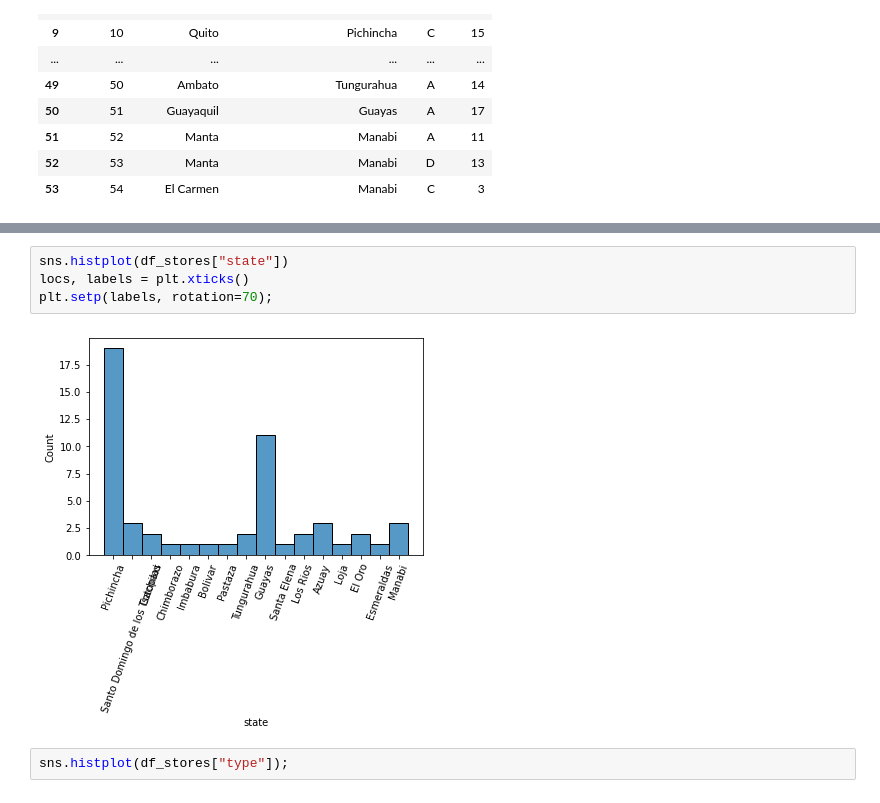
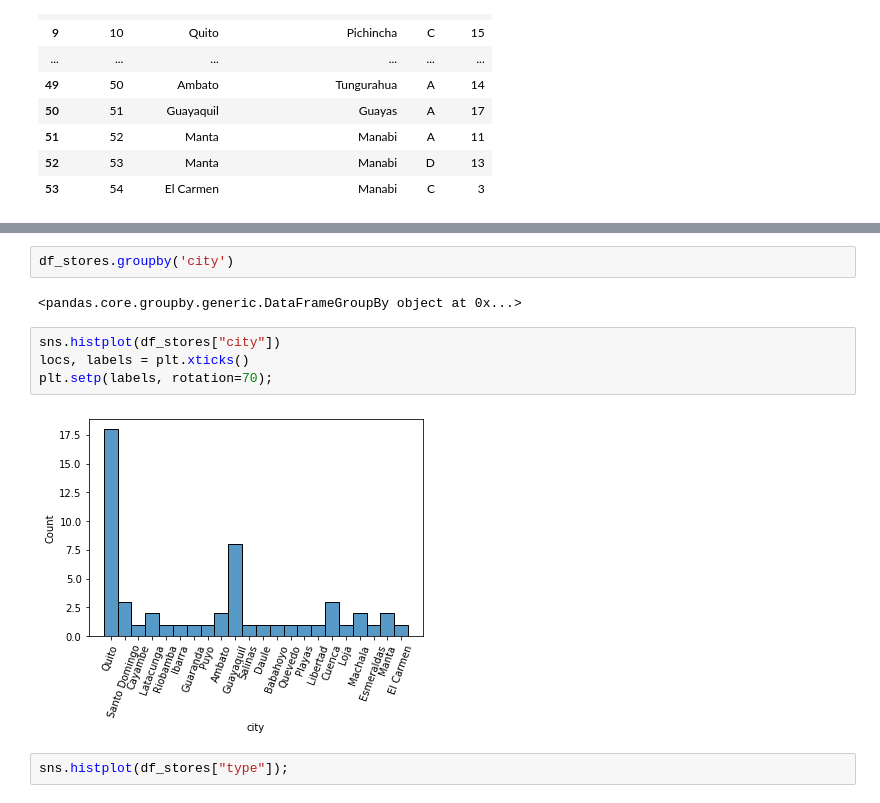
Before and after one commit to mrdaraujo/business_case_869, a Jupyter notebook: notebooks/Ploting some maps.ipynb, the cells around one changed output, grey strips where cells are left out. Saved outputs shown, nothing was run; the diff lists cells and outputs as text.

```diff
--- a/notebooks/Preprocessing Pipeline.ipynb
+++ b/notebooks/Ploting some maps.ipynb
@@ -87,9 +70,13 @@ dtype: int64
+# %%
+df_stores.groupby('city')
+# %% [output]
+<pandas.core.groupby.generic.DataFrameGroupBy object at 0x...>
 # %%
-sns.histplot(df_stores["state"])
+sns.histplot(df_stores["city"])
 locs, labels = plt.xticks()
 plt.setp(labels, rotation=70);
 # %% [output]
-[figure, old version]
+[figure, new version]
 # %%
 sns.histplot(df_stores["type"]);
 # %% [output]
```
Also changed, not shown: parts of 32 cells of this notebook.
